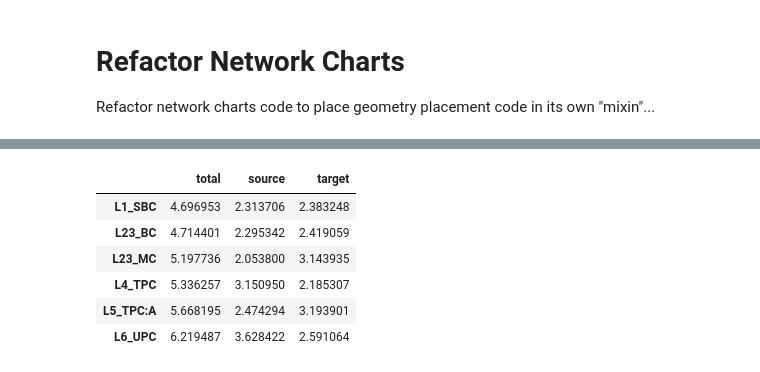
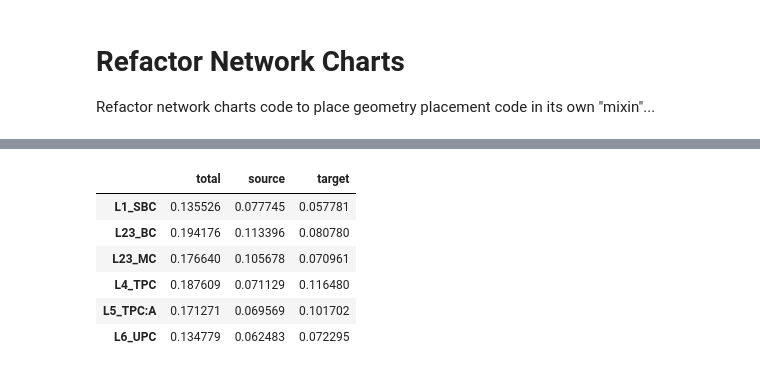
Before and after one commit to BlueBrain/DMT, a Jupyter notebook: v2/notebooks/charts_refactored.ipynb, the cells around one changed output, grey strips where cells are left out. Drawn from its saved outputs; the diff is of its cells as text; code cells hidden in the pictures.

```diff
--- a/v2/notebooks/charts_refactored.ipynb
+++ b/v2/notebooks/charts_refactored.ipynb
@@ -106,13 +106,13 @@ chart.node_flow
 # %%
-chart.node_size
+chart.node_weight
 # %% [output]
 |  | total | source | target |
-| L1_SBC | 4.696953 | 2.313706 | 2.383248 |
-| L23_BC | 4.714401 | 2.295342 | 2.419059 |
-| L23_MC | 5.197736 | 2.053800 | 3.143935 |
-| L4_TPC | 5.336257 | 3.150950 | 2.185307 |
-| L5_TPC:A | 5.668195 | 2.474294 | 3.193901 |
-| L6_UPC | 6.219487 | 3.628422 | 2.591064 |
+| L1_SBC | 0.135526 | 0.077745 | 0.057781 |
+| L23_BC | 0.194176 | 0.113396 | 0.080780 |
+| L23_MC | 0.176640 | 0.105678 | 0.070961 |
+| L4_TPC | 0.187609 | 0.071129 | 0.116480 |
+| L5_TPC:A | 0.171271 | 0.069569 | 0.101702 |
+| L6_UPC | 0.134779 | 0.062483 | 0.072295 |
 # %%
 chart.node_position
 # %% [output]
```
Also changed, not shown: parts of 30 cells of this notebook, 3 other files.
